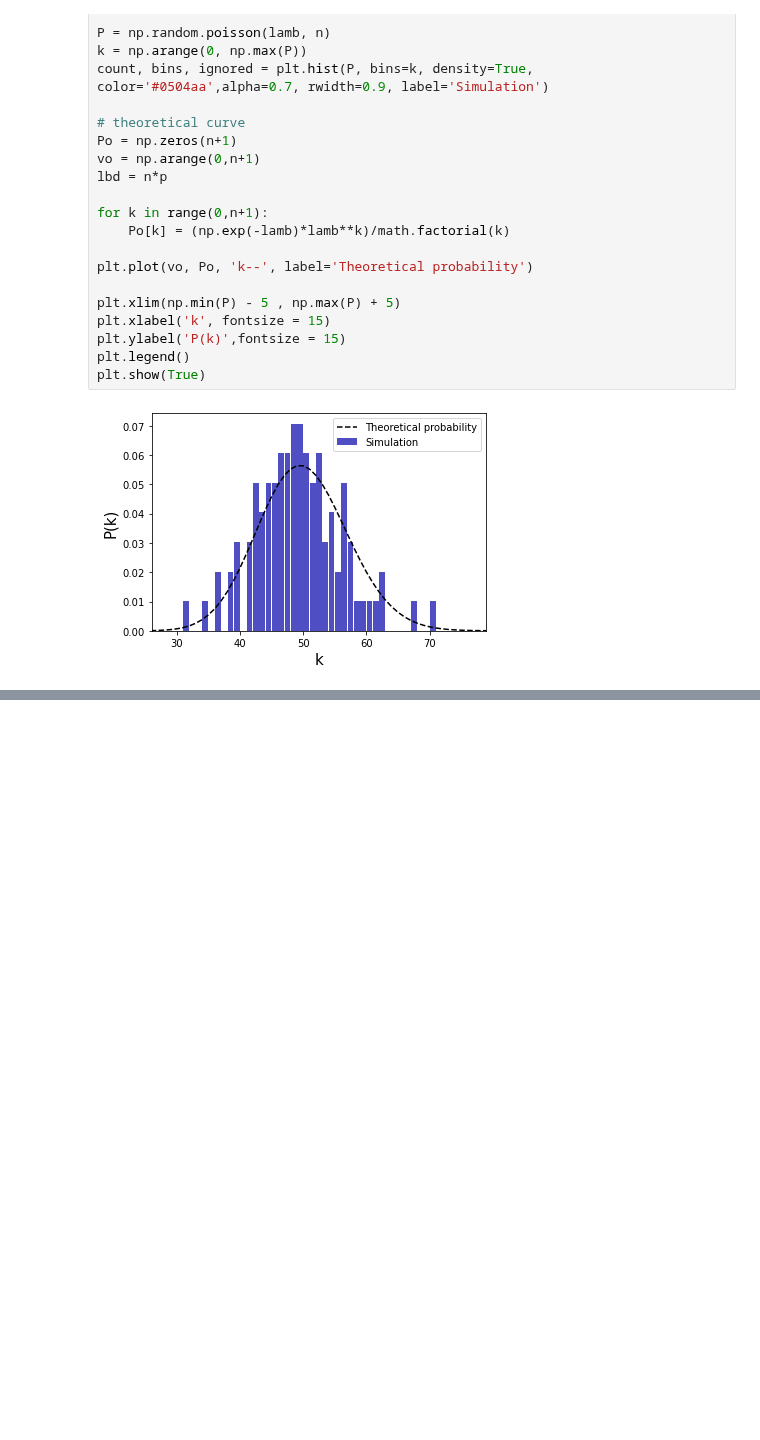
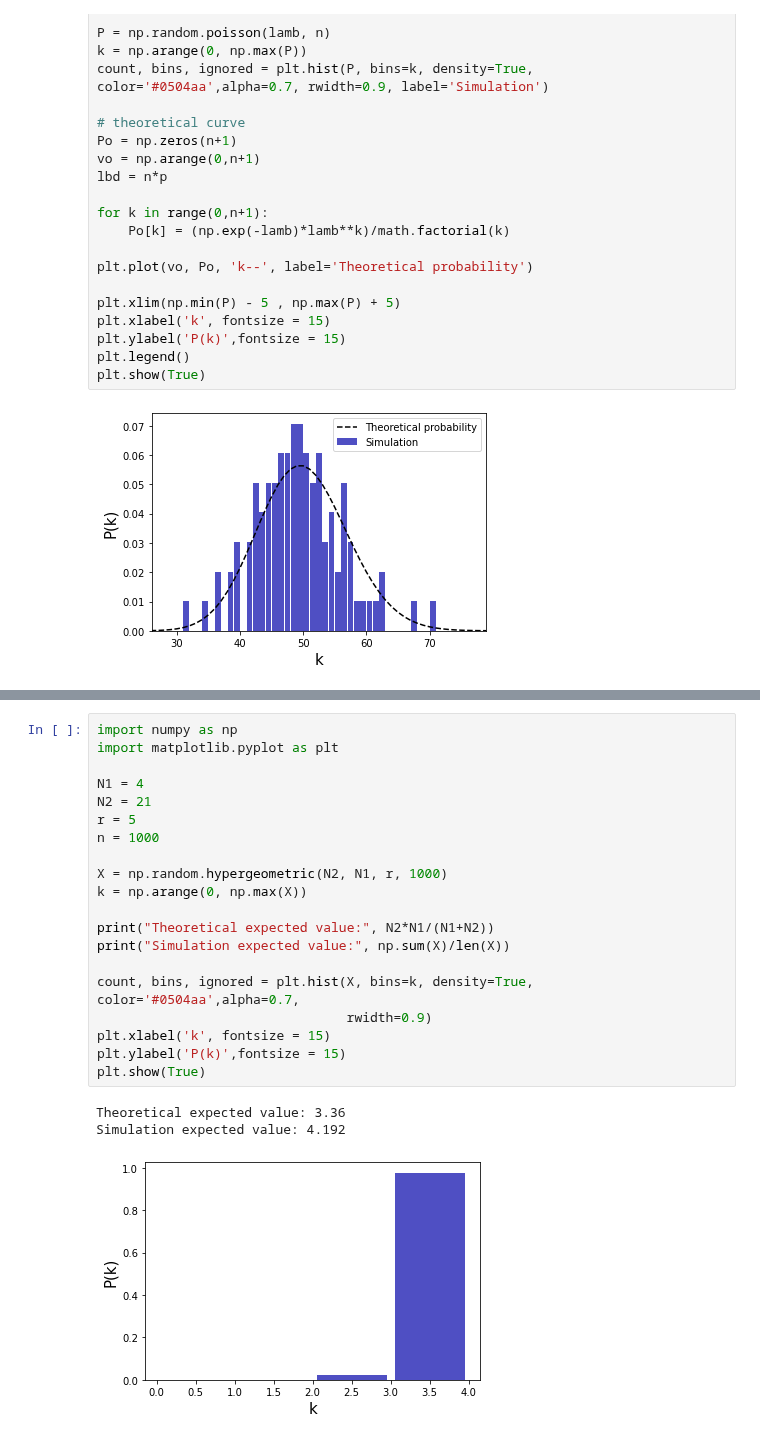
Before and after one commit to brenoslivio/Statistics-Python, a Jupyter notebook: 2-ProbabilityTheory/2_ProbabilityTheory.ipynb, the cells around one changed output, grey strips where cells are left out. Drawn from its saved outputs; the diff is of its cells as text; blank space fills up the shorter version.

```diff
--- a/2-ProbabilityTheory/2_ProbabilityTheory.ipynb
+++ b/2-ProbabilityTheory/2_ProbabilityTheory.ipynb
@@ -888,0 +969,24 @@ plt.show(True)
+# %%
+import numpy as np
+import matplotlib.pyplot as plt
+
+N1 = 4
+N2 = 21
+r = 5
+n = 1000
+
+X = np.random.hypergeometric(N2, N1, r, 1000)
+k = np.arange(0, np.max(X))
+
+print("Theoretical expected value:", N2*N1/(N1+N2))
+print("Simulation expected value:", np.sum(X)/len(X))
+
+count, bins, ignored = plt.hist(X, bins=k, density=True, color='#0504aa',alpha=0.7,
+                                rwidth=0.9)
+plt.xlabel('k', fontsize = 15)
+plt.ylabel('P(k)',fontsize = 15)
+plt.show(True)
+# %% [output]
+Theoretical expected value: 3.36
+Simulation expected value: 4.192
+[figure, added]
```
Also changed, not shown: parts of 42 cells of this notebook.
